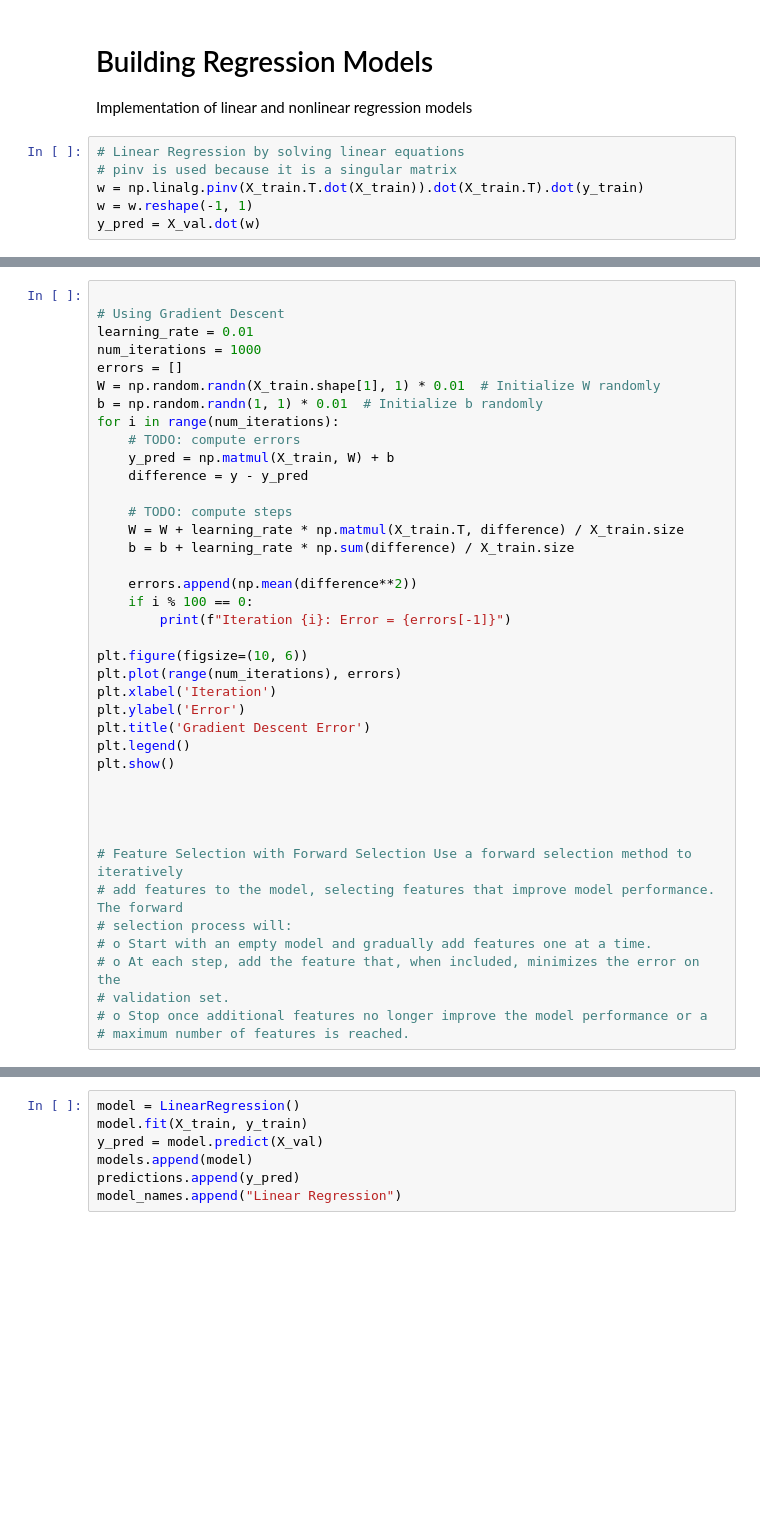
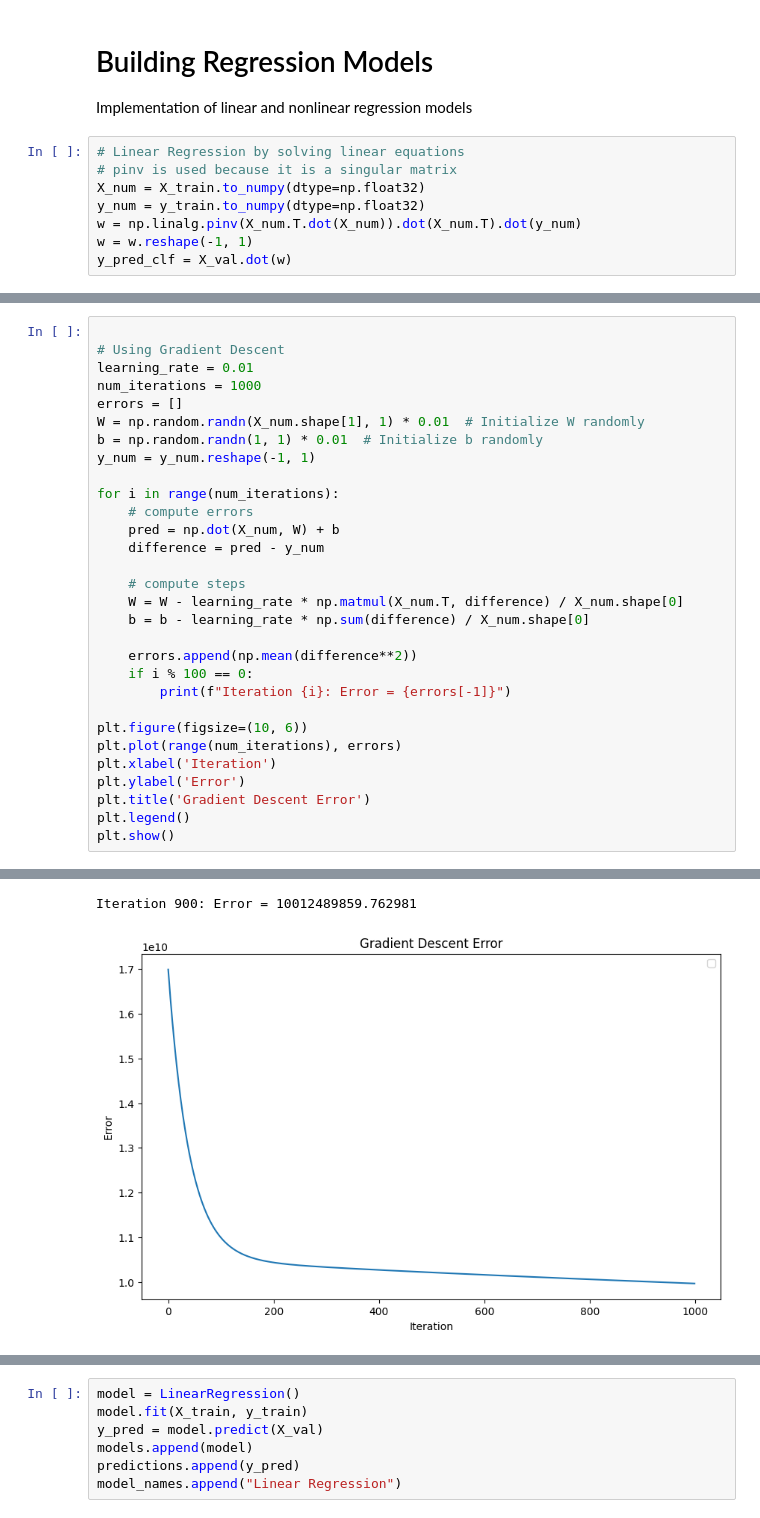
Before and after one commit to ghazicc/ML-Project2-Regression-Analysis-and-Model-Selection, a Jupyter notebook: notebook.ipynb, the cells around one changed output, grey strips where cells are left out. Saved outputs shown, nothing was run; the diff lists cells and outputs as text; blank space fills up the shorter version.

```diff
--- a/notebook.ipynb
+++ b/notebook.ipynb
@@ -247,6 +270,8 @@ Implementation of linear and nonlinear regression models
 # %%
 # Linear Regression by solving linear equations
 # pinv is used because it is a singular matrix
-w = np.linalg.pinv(X_train.T.dot(X_train)).dot(X_train.T).dot(y_train)
+X_num = X_train.to_numpy(dtype=np.float32)
+y_num = y_train.to_numpy(dtype=np.float32)
+w = np.linalg.pinv(X_num.T.dot(X_num)).dot(X_num.T).dot(y_num)
 w = w.reshape(-1, 1)
-y_pred = X_val.dot(w)
+y_pred_clf = X_val.dot(w)
@@ -256,16 +285,18 @@ y_pred = X_val.dot(w)
 learning_rate = 0.01
 num_iterations = 1000
 errors = []
-W = np.random.randn(X_train.shape[1], 1) * 0.01  # Initialize W randomly
+W = np.random.randn(X_num.shape[1], 1) * 0.01  # Initialize W randomly
 b = np.random.randn(1, 1) * 0.01  # Initialize b randomly
+y_num = y_num.reshape(-1, 1)
+
 for i in range(num_iterations):
-    # TODO: compute errors
-    y_pred = np.matmul(X_train, W) + b
-    difference = y - y_pred
+    # compute errors
+    pred = np.dot(X_num, W) + b
+    difference = pred - y_num
 
-    # TODO: compute steps
-    W = W + learning_rate * np.matmul(X_train.T, difference) / X_train.size
-    b = b + learning_rate * np.sum(difference) / X_train.size
+    # compute steps
+    W = W - learning_rate * np.matmul(X_num.T, difference) / X_num.shape[0]
+    b = b - learning_rate * np.sum(difference) / X_num.shape[0]
 
     errors.append(np.mean(difference**2))
     if i % 100 == 0:
@@ -278,16 +309,4 @@ plt.ylabel('Error')
 plt.title('Gradient Descent Error')
 plt.legend()
 plt.show()
-
-
-
-
-# Feature Selection with Forward Selection Use a forward selection method to iteratively
-# add features to the model, selecting features that improve model performance. The forward
-# selection process will:
-# o Start with an empty model and gradually add features one at a time.
-# o At each step, add the feature that, when included, minimizes the error on the
-# validation set.
-# o Stop once additional features no longer improve the model performance or a
-# maximum number of features is reached.
 # %% [output]
@@ -295,0 +323,2 @@ KeyboardInterrupt:
+Iteration 900: Error = 10012489859.762981
+[figure, added]
```
Also changed, not shown: parts of 21 cells of this notebook.
